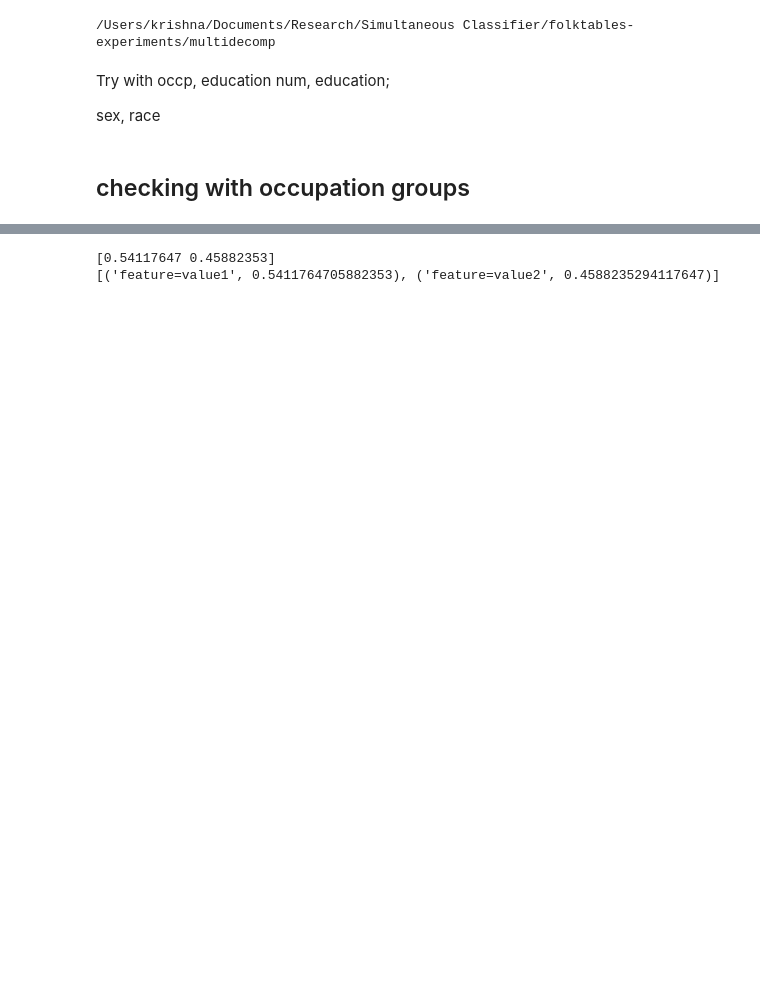
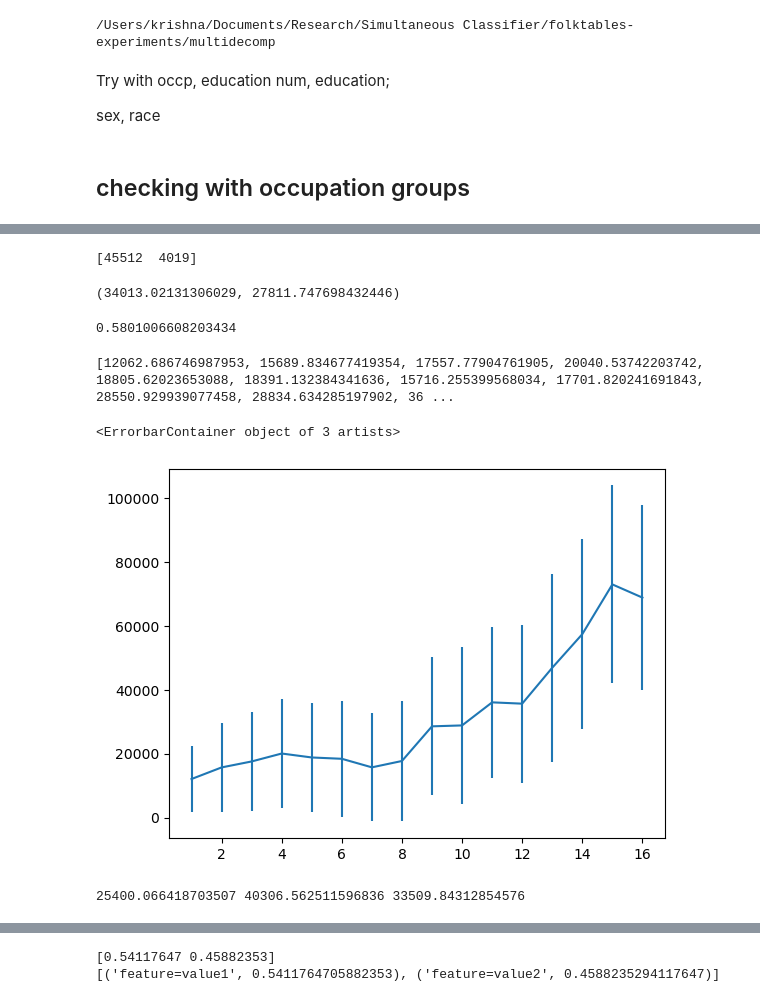
Before and after one commit to krishnacharya/multidecomp, a Jupyter notebook: jupyter_scripts/6adult_diffgroups.ipynb, the cells around one changed output, grey strips where cells are left out. Saved outputs shown, nothing was run; the diff lists cells and outputs as text; code cells hidden in the pictures; blank space fills up the shorter version.

```diff
--- a/jupyter_scripts/6adult_diffgroups.ipynb
+++ b/jupyter_scripts/6adult_diffgroups.ipynb
@@ -25,4 +76,11 @@ cat_feat = ['workclass', 'education', 'marital-status', 'relationship', 'race',
+# %%
+df_adult = pd.read_csv('./data_small/adult_reconstruction.csv')
 # %%
+numeric_all = ['hours-per-week', 'age', 'capital-gain', 'capital-loss', 'education-num', 'income']
+cat_feat =  ['workclass', 'marital-status', 'relationship', 'native-country', 'occupation', 'race', 'sex']
+
+# df_adult.drop(['race', 'sex', 'education'], axis = 1, inplace=True)
+df_adult.drop(['education'], axis = 1, inplace=True)
 df_adult_mm = numeric_scaler(df_adult, numeric_all)
 df_adult_mm_oh = one_hot(df_adult_mm, cat_feat)
 df_adult_mm_oh.drop(cat_feat, axis = 1, inplace=True) # drop the categorics that were used to one hot encode
@@ -38,0 +132,48 @@ df_adult_mm_oh.head()
+# %%
+# A_t_nation = pd.concat([df_adult['education-num'] < 10, df_adult['education-num'] >= 10], axis=1).to_numpy()
+
+A_t_nation = pd.concat([df_adult['native-country'].isin(developed), df_adult['native-country'].isin(all-developed)], axis = 1).to_numpy()
+print(A_t_nation.sum(axis=0))
+A_t_nation = np.hstack((A_t_nation, np.ones((A_t_nation.shape[0],1)))) # adding the always on
+# %% [output]
+[45512  4019]
+# %%
+df_adult[df_adult['native-country'].isin(developed)]['income'].mean(), df_adult[df_adult['native-country'].isin(all-developed)]['income'].mean()
+# %% [output]
+(34013.02131306029, 27811.747698432446)
+# %%
+from sklearn.linear_model import LinearRegression, Ridge
+
+X_dat = df_adult_mm_oh.drop('income', axis=1, inplace=False)
+y_dat = df_adult_mm_oh['income']
+
+lr = LinearRegression()
+lr.fit(X_dat, y_dat)
+lr.score(X_dat,y_dat)
+# %% [output]
+0.5801006608203434
+# %%
+# for edlevels in range(1, 17):
+#     print(edlevels, df_adult[df_adult['education-num'] >= edlevels]['income'].mean(),
+#      df_adult[df_adult['education-num'] < edlevels]['income'].mean())
+
+income_by_ed = [df_adult[df_adult['education-num'] == ed]['income'].mean() for  ed in range(1, 17)]
+sd_by_ed = [df_adult[df_adult['education-num'] == ed]['income'].std() for  ed in range(1, 17)]
+print(income_by_ed)
+# %% [output]
+[12062.686746987953, 15689.834677419354, 17557.77904761905, 20040.53742203742, 18805.62023653088, 18391.132384341636, 15716.255399568034, 17701.820241691843, 28550.929939077458, 28834.634285197902, 36 ...
+# %%
+plt.errorbar(np.arange(1,17), income_by_ed, yerr = sd_by_ed)
+# %% [output]
+<ErrorbarContainer object of 3 artists>
+[figure, added]
+# %%
+print(df_adult[df_adult['education-num'] <= 9]['income'].mean(), df_adult[df_adult['education-num'] >= 10]['income'].mean(),df_adult['income'].mean())
+# df_adult[(df_adult['education-num'] >= 9) & (df_adult['education-num'] < 13)]['income'].describe(), \
+type(df_adult['education-num'] < 9)
+# df_adult['education-num'] >= 9
+
+A_t_education = pd.concat([df_adult['education-num'] < 10, df_adult['education-num'] >= 10], axis=1).to_numpy() # high school only, some college higher
+A_t_education = np.hstack((A_t_education, np.ones((A_t_education.shape[0],1))))
+# %% [output]
+25400.066418703507 40306.562511596836 33509.84312854576
```
Also changed, not shown: parts of 29 cells of this notebook, 6 other files.
